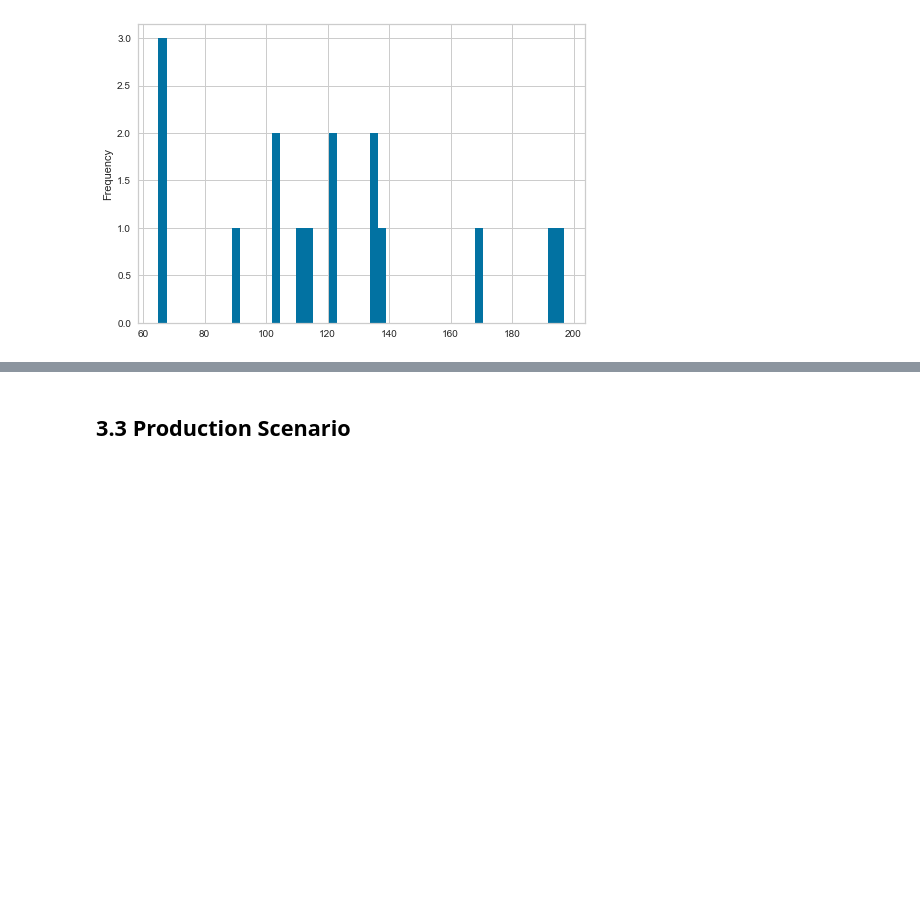
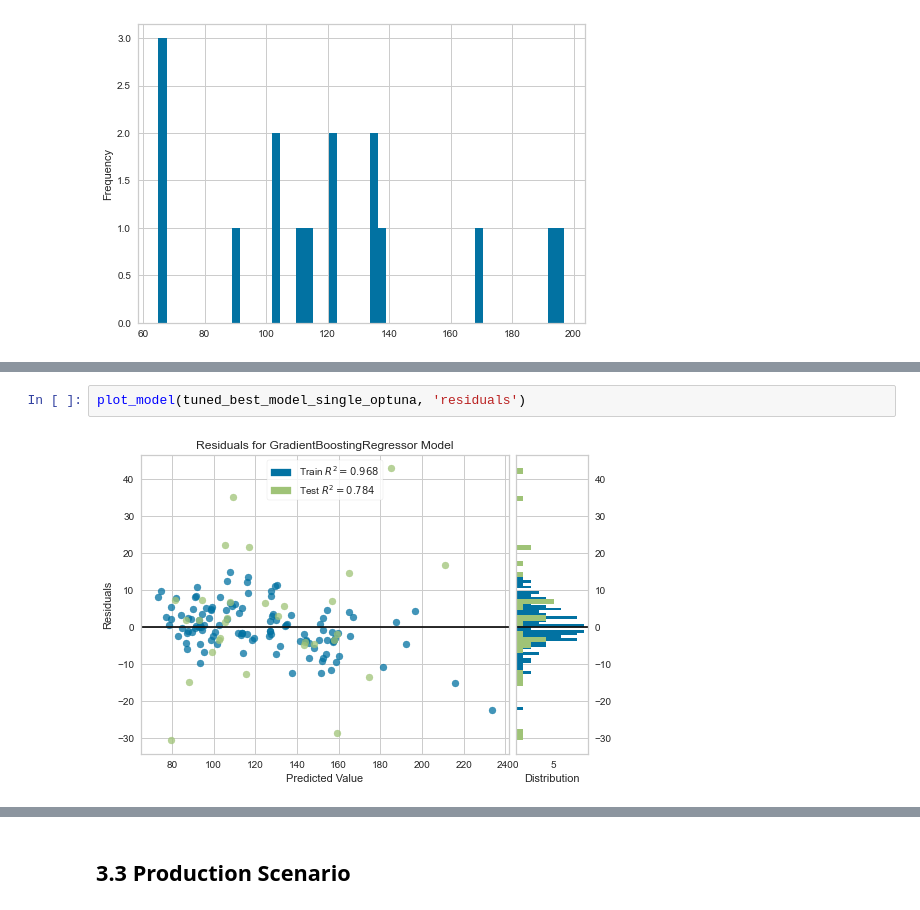
Before and after one commit to sekR4/Automobile, a Jupyter notebook: draft.ipynb, the cells around one changed output, grey strips where cells are left out. Drawn from its saved outputs; the diff is of its cells as text; blank space fills up the shorter version.

```diff
--- a/draft.ipynb
+++ b/draft.ipynb
@@ -188,0 +250,4 @@ data_unseen["normalized-losses"].plot.hist(bins=50)
+# %%
+plot_model(tuned_best_model_single_optuna, 'residuals')
+# %% [output]
+[figure, added]
```
Also changed, not shown: parts of 24 cells of this notebook, 7 other files.
